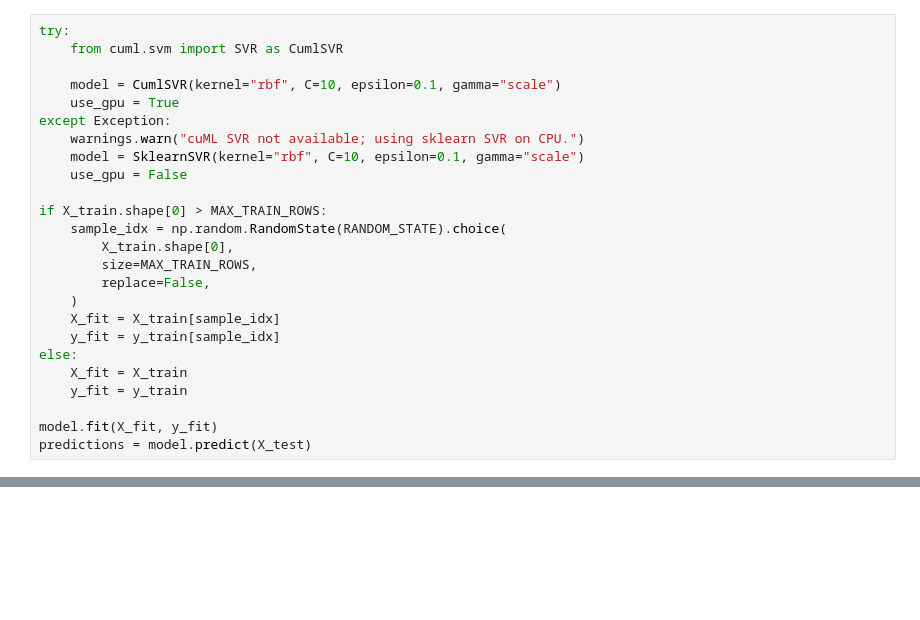
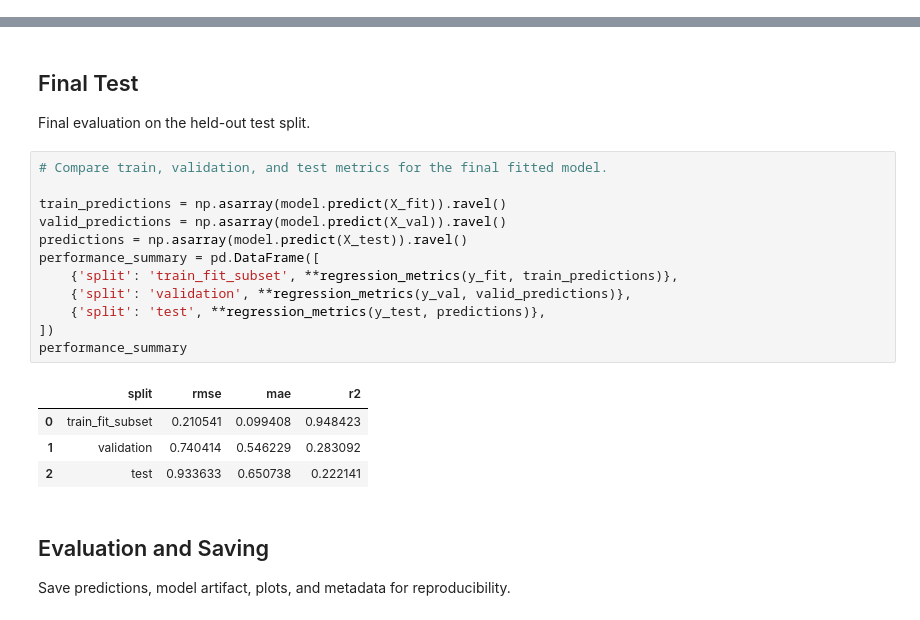
Before and after one commit to LucaBTE/toxicity-prediction, a Jupyter notebook: notebooks/ml-models/model_svm.ipynb, the cells around one changed output, grey strips where cells are left out. Drawn from its saved outputs; the diff is of its cells as text; blank space fills up the shorter version.

```diff
--- a/notebooks/ml-models/model_svm.ipynb
+++ b/notebooks/ml-models/model_svm.ipynb
@@ -34,25 +4,0 @@ paths = artifact_paths(BASE_DIR, MODEL_NAME, model_suffix=".pkl", importance=Tru
-# %%
-try:
-    from cuml.svm import SVR as CumlSVR
-
-    model = CumlSVR(kernel="rbf", C=10, epsilon=0.1, gamma="scale")
-    use_gpu = True
-except Exception:
-    warnings.warn("cuML SVR not available; using sklearn SVR on CPU.")
-    model = SklearnSVR(kernel="rbf", C=10, epsilon=0.1, gamma="scale")
-    use_gpu = False
-
-if X_train.shape[0] > MAX_TRAIN_ROWS:
-    sample_idx = np.random.RandomState(RANDOM_STATE).choice(
-        X_train.shape[0],
-        size=MAX_TRAIN_ROWS,
-        replace=False,
-    )
-    X_fit = X_train[sample_idx]
-    y_fit = y_train[sample_idx]
-else:
-    X_fit = X_train
-    y_fit = y_train
-
-model.fit(X_fit, y_fit)
-predictions = model.predict(X_test)
@@ -71,0 +359,25 @@ metrics
+# %% [markdown]
+## Final Test
+
+Final evaluation on the held-out test split.
+# %%
+# Compare train, validation, and test metrics for the final fitted model.
+
+train_predictions = np.asarray(model.predict(X_fit)).ravel()
+valid_predictions = np.asarray(model.predict(X_val)).ravel()
+predictions = np.asarray(model.predict(X_test)).ravel()
+performance_summary = pd.DataFrame([
+    {'split': 'train_fit_subset', **regression_metrics(y_fit, train_predictions)},
+    {'split': 'validation', **regression_metrics(y_val, valid_predictions)},
+    {'split': 'test', **regression_metrics(y_test, predictions)},
+])
+performance_summary
+# %% [output]
+|  | split | rmse | mae | r2 |
+| 0 | train_fit_subset | 0.210541 | 0.099408 | 0.948423 |
+| 1 | validation | 0.740414 | 0.546229 | 0.283092 |
+| 2 | test | 0.933633 | 0.650738 | 0.222141 |
+# %% [markdown]
+## Evaluation and Saving
+
+Save predictions, model artifact, plots, and metadata for reproducibility.
```
Also changed, not shown: parts of 17 cells of this notebook, 29 other files.
